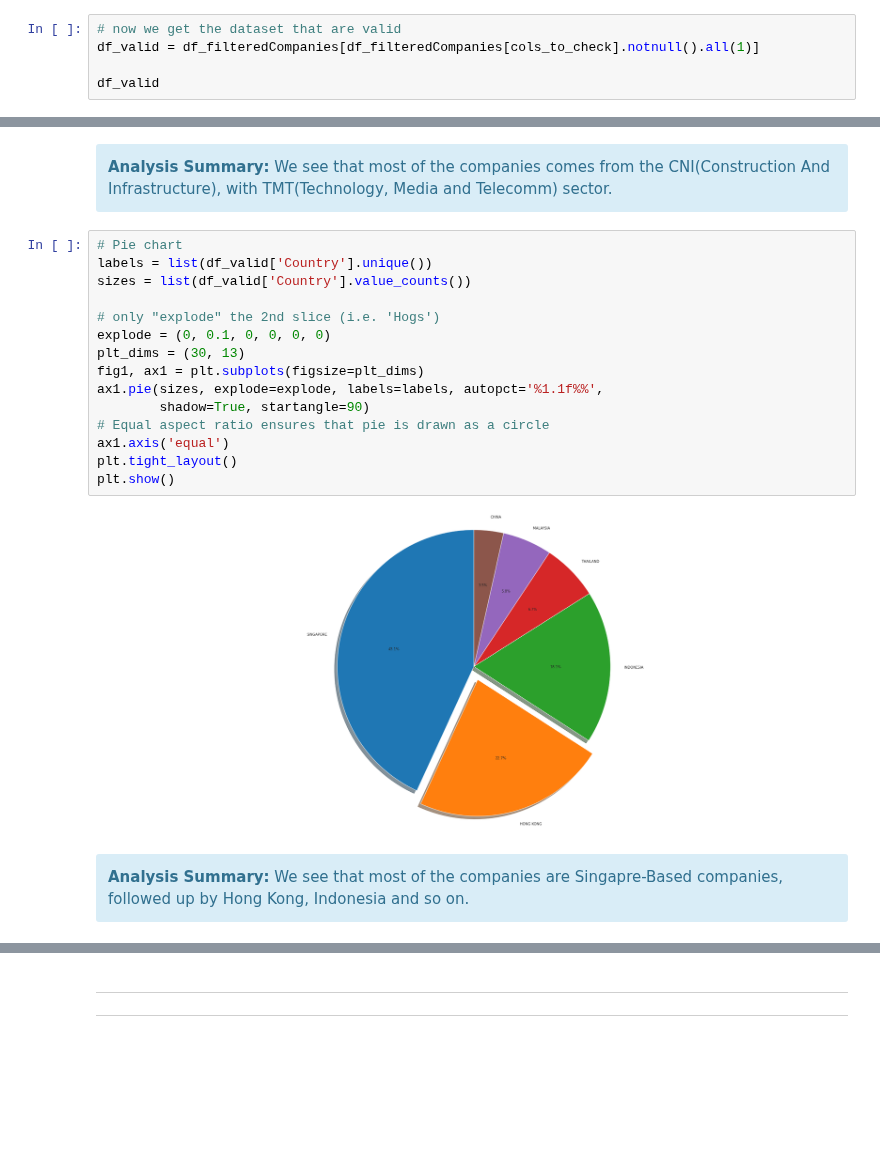
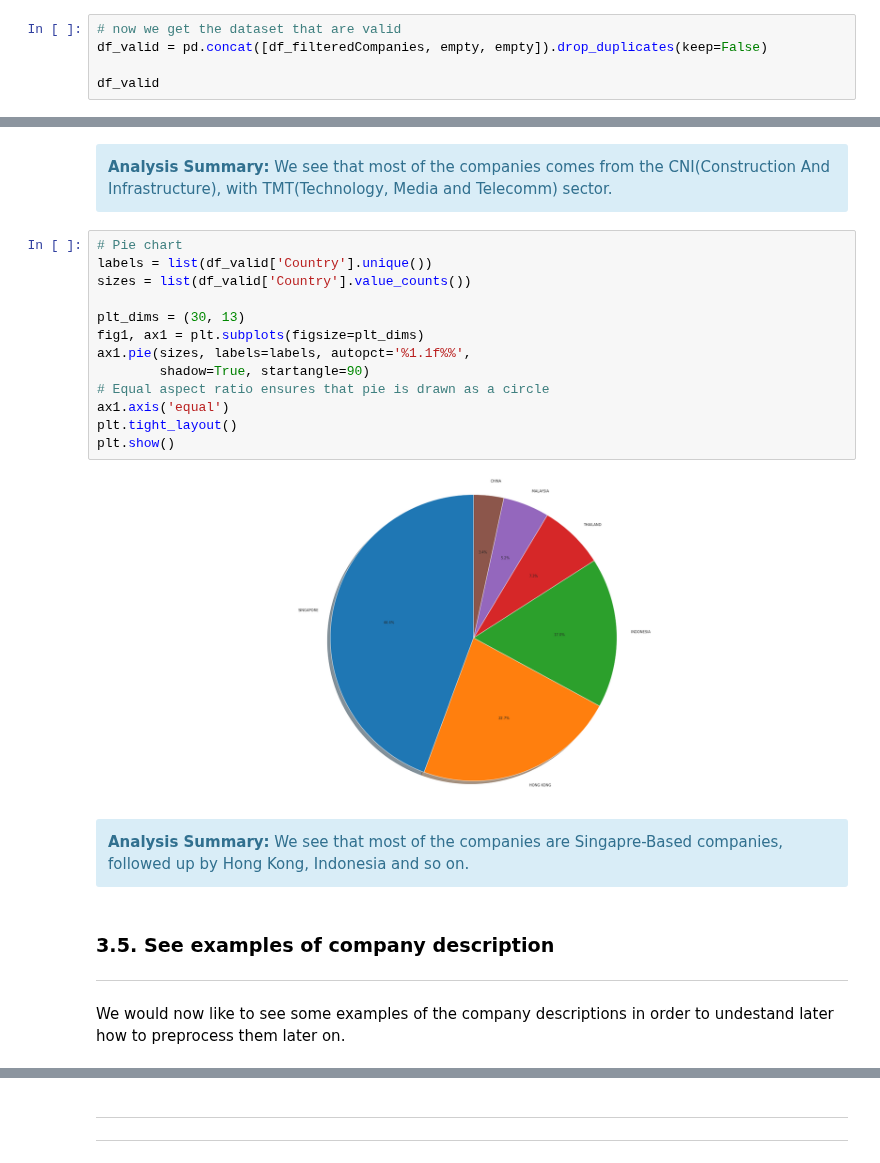
Before and after one commit to ngzhankang/finalYearProjectUOB, a Jupyter notebook: NLP.ipynb, the cells around one changed output, grey strips where cells are left out. Drawn from its saved outputs; the diff is of its cells as text; blank space fills up the shorter version.

Commit message:
Addition of data preprocessing

```diff
--- a/NLP.ipynb
+++ b/NLP.ipynb
@@ -413,7 +413,7 @@ empty
 | 394 | JINAN FEIXUN ELECTRONIC ENGINEERI... | CHINA | NaN | NaN | NaN | NaN | NaN |
 # %%
 # now we get the dataset that are valid
-df_valid = df_filteredCompanies[df_filteredCompanies[cols_to_check].notnull().all(1)]
+df_valid = pd.concat([df_filteredCompanies, empty, empty]).drop_duplicates(keep=False)
 
 df_valid
 # %% [output]
@@ -453,21 +460,25 @@ plt.show()
 # %%
 # Pie chart
 labels = list(df_valid['Country'].unique())
 sizes = list(df_valid['Country'].value_counts())
 
-# only "explode" the 2nd slice (i.e. 'Hogs')
-explode = (0, 0.1, 0, 0, 0, 0)
 plt_dims = (30, 13)
 fig1, ax1 = plt.subplots(figsize=plt_dims)
-ax1.pie(sizes, explode=explode, labels=labels, autopct='%1.1f%%',
+ax1.pie(sizes, labels=labels, autopct='%1.1f%%',
         shadow=True, startangle=90)
 # Equal aspect ratio ensures that pie is drawn as a circle
 ax1.axis('equal')
 plt.tight_layout()
 plt.show()
 # %% [output]
-[figure, old version]
+[figure, new version]
 # %% [markdown]
 <div class="alert alert-block alert-info">
     <b>Analysis Summary:</b> We see that most of the companies are Singapre-Based companies, followed up by Hong Kong, Indonesia and so on.
 </div>
+# %% [markdown]
+### 3.5. See examples of company description
+
+---
+
+We would now like to see some examples of the company descriptions in order to undestand later how to preprocess them later on.
```
Also changed, not shown: parts of 18 cells of this notebook.
